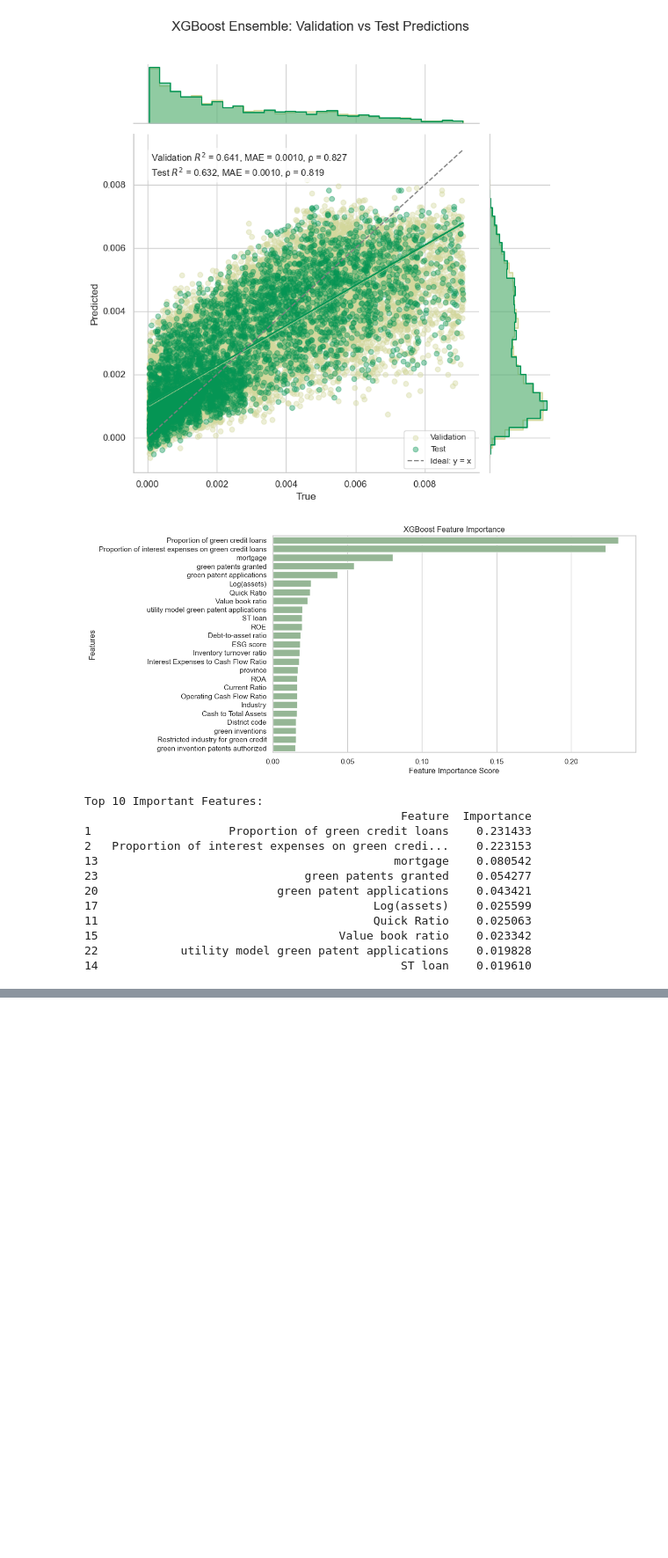
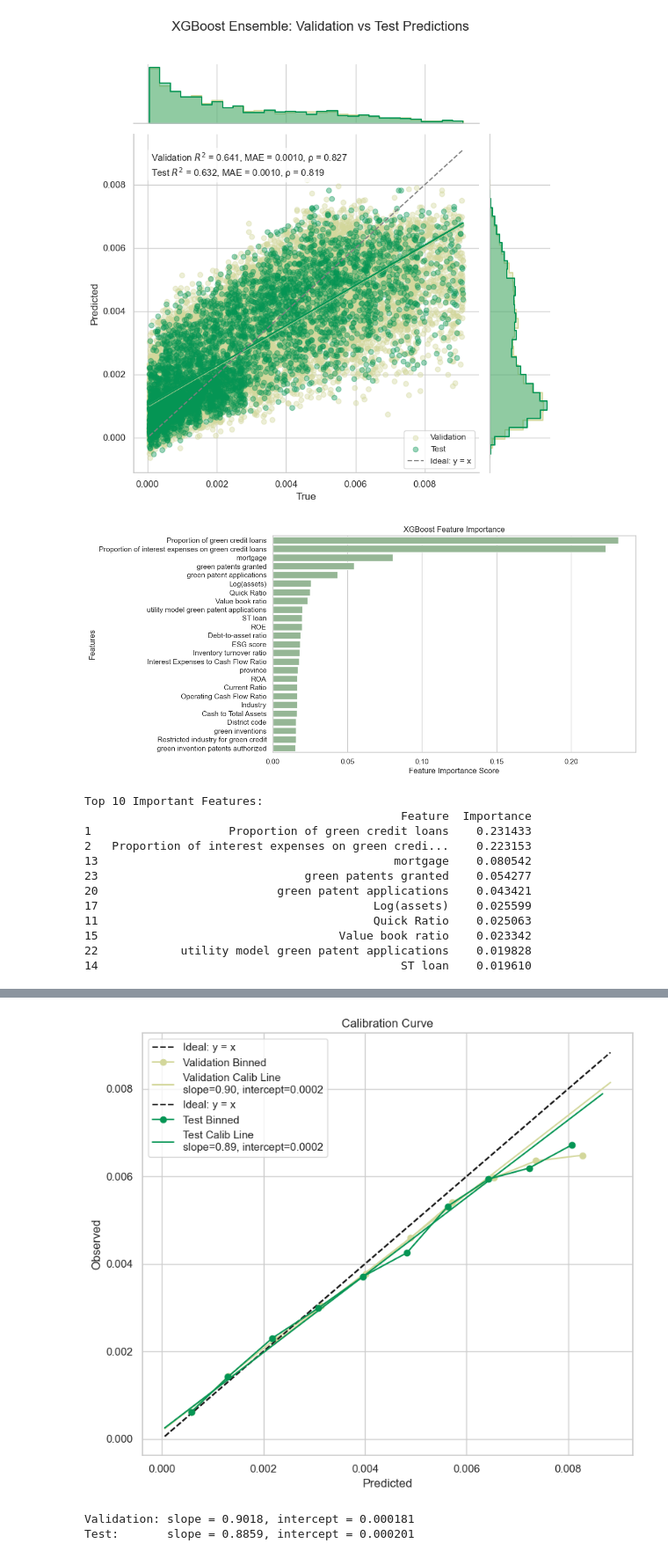
Before and after one commit to Miataotao/STAT4607_GP, a Jupyter notebook: STAT4607_XGBoost.ipynb, the cells around one changed output, grey strips where cells are left out. Shown at 88% size. Saved outputs shown, nothing was run; the diff lists cells and outputs as text; code cells hidden in the pictures; blank space fills up the shorter version.

```diff
--- a/STAT4607_XGBoost.ipynb
+++ b/STAT4607_XGBoost.ipynb
@@ -616,0 +684,60 @@ Test       R²: 0.5579, MAE: 0.001118, ρ: 0.802
+# %%
+from sklearn.linear_model import LinearRegression
+
+# 校准曲线绘制函数（适合回归任务）
+def plot_calibration_curve(df, set_name, ax=None, bins=10, color='blue'):
+    df_set = df[df["Set"] == set_name]
+    y_true = df_set["True"].values
+    y_pred = df_set["Predicted"].values
+
+    # 分箱
+    bin_edges = np.linspace(y_pred.min(), y_pred.max(), bins + 1)
+    bin_centers = 0.5 * (bin_edges[:-1] + bin_edges[1:])
+    bin_true_avg = []
+    bin_pred_avg = []
+
+    for i in range(bins):
+        mask = (y_pred >= bin_edges[i]) & (y_pred < bin_edges[i + 1])
+        if np.sum(mask) > 0:
+            bin_true_avg.append(np.mean(y_true[mask]))
+            bin_pred_avg.append(np.mean(y_pred[mask]))
+
+    # 计算校准线性拟合
+    reg = LinearRegression()
+    reg.fit(y_pred.reshape(-1, 1), y_true)
+    slope = reg.coef_[0]
+    intercept = reg.intercept_
+
+    # 画图
+    if ax is None:
+        fig, ax = plt.subplots(figsize=(6, 6))
+
+    ax.plot([y_pred.min(), y_pred.max()], [y_pred.min(), y_pred.max()], 'k--', label='Ideal: y = x')
+    ax.plot(bin_pred_avg, bin_true_avg, 'o-', color=color, label=f'{set_name} Binned')
+    ax.plot(
+        [y_pred.min(), y_pred.max()],
+        reg.predict(np.array([[y_pred.min()], [y_pred.max()]])),
+        '-', color=color,
+        label=f'{set_name} Calib Line\nslope={slope:.2f}, intercept={intercept:.4f}'
+    )
+    ax.set_title(f'Calibration Curve')
+    ax.set_xlabel("Predicted")
+    ax.set_ylabel("Observed")
+    ax.legend()
+    return ax, slope, intercept
+
+# 可视化两个数据集（验证+测试）的校准曲线
+fig, ax = plt.subplots(figsize=(8, 7))
+_, slope_val, intercept_val = plot_calibration_curve(df_val, "Validation", ax=ax, bins=10, color="#D3D79B")
+_, slope_test, intercept_test = plot_calibration_curve(df_test, "Test", ax=ax, bins=10, color="#059554")
+
+plt.tight_layout()
+plt.show()
+
+# 打印校准斜率和截距
+print(f"Validation: slope = {slope_val:.4f}, intercept = {intercept_val:.6f}")
+print(f"Test:       slope = {slope_test:.4f}, intercept = {intercept_test:.6f}")
+# %% [output]
+[figure, added]
+Validation: slope = 0.9018, intercept = 0.000181
+Test:       slope = 0.8859, intercept = 0.000201
```
Also changed, not shown: parts of 7 cells of this notebook.
